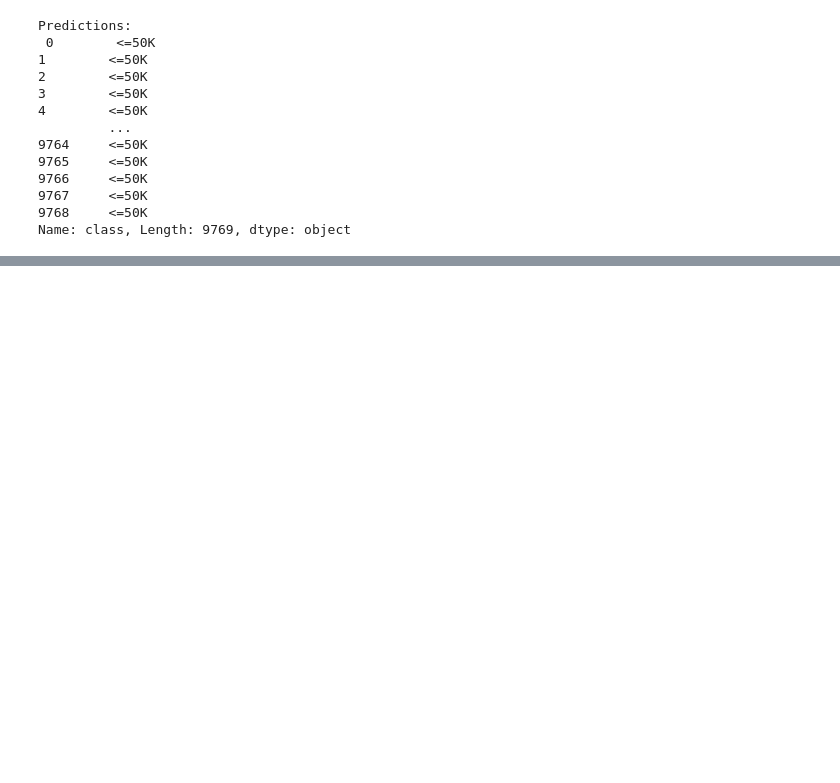
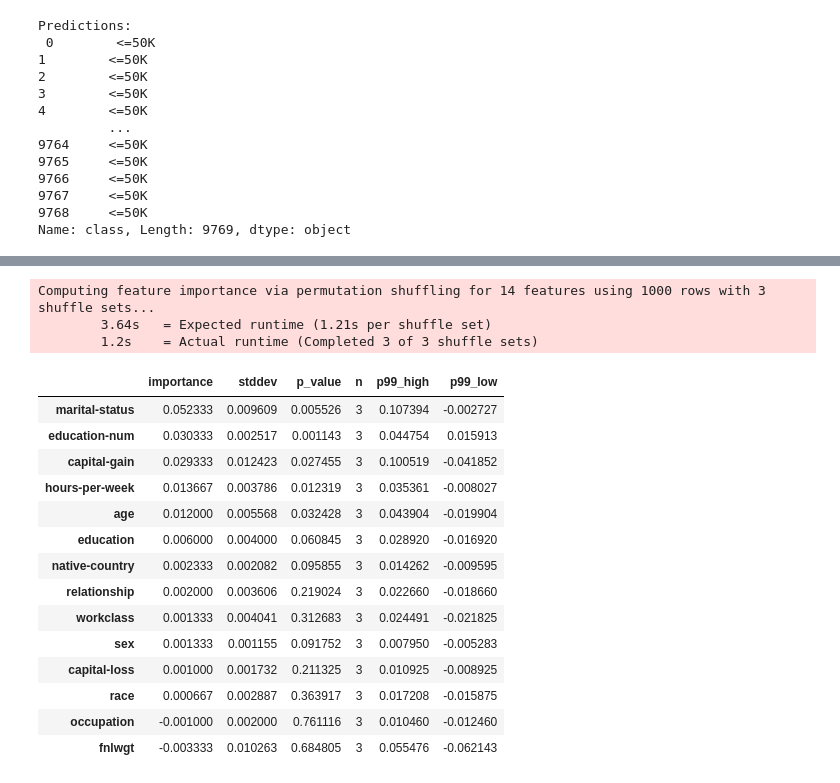
Before and after one commit to knishioka/machine-learning-workshop, a Jupyter notebook: autogluon/AutoGluon Tutorial - Quick Start.ipynb, the cells around one changed output, grey strips where cells are left out. Saved outputs shown, nothing was run; the diff lists cells and outputs as text; code cells hidden in the pictures; blank space fills up the shorter version.

```diff
--- a/autogluon/AutoGluon Tutorial - Quick Start.ipynb
+++ b/autogluon/AutoGluon Tutorial - Quick Start.ipynb
@@ -128,0 +220,2 @@ Evaluations on test data:
+# %%
+results = predictor.fit_summary(show_plot=True)
@@ -128,0 +240,21 @@ Evaluations on test data:
+# %%
+predictor.feature_importance(test_data)
+# %% [output]
+Computing feature importance via permutation shuffling for 14 features using 1000 rows with 3 shuffle sets...
+        3.64s   = Expected runtime (1.21s per shuffle set)
+        1.2s    = Actual runtime (Completed 3 of 3 shuffle sets)
+|  | importance | stddev | p_value | n | p99_high | p99_low |
+| marital-status | 0.052333 | 0.009609 | 0.005526 | 3 | 0.107394 | -0.002727 |
+| education-num | 0.030333 | 0.002517 | 0.001143 | 3 | 0.044754 | 0.015913 |
+| capital-gain | 0.029333 | 0.012423 | 0.027455 | 3 | 0.100519 | -0.041852 |
+| hours-per-week | 0.013667 | 0.003786 | 0.012319 | 3 | 0.035361 | -0.008027 |
+| age | 0.012000 | 0.005568 | 0.032428 | 3 | 0.043904 | -0.019904 |
+| education | 0.006000 | 0.004000 | 0.060845 | 3 | 0.028920 | -0.016920 |
+| native-country | 0.002333 | 0.002082 | 0.095855 | 3 | 0.014262 | -0.009595 |
+| relationship | 0.002000 | 0.003606 | 0.219024 | 3 | 0.022660 | -0.018660 |
+| workclass | 0.001333 | 0.004041 | 0.312683 | 3 | 0.024491 | -0.021825 |
+| sex | 0.001333 | 0.001155 | 0.091752 | 3 | 0.007950 | -0.005283 |
+| capital-loss | 0.001000 | 0.001732 | 0.211325 | 3 | 0.010925 | -0.008925 |
+| race | 0.000667 | 0.002887 | 0.363917 | 3 | 0.017208 | -0.015875 |
+| occupation | -0.001000 | 0.002000 | 0.761116 | 3 | 0.010460 | -0.012460 |
+| fnlwgt | -0.003333 | 0.010263 | 0.684805 | 3 | 0.055476 | -0.062143 |
```
Also changed, not shown: parts of 24 cells of this notebook.
